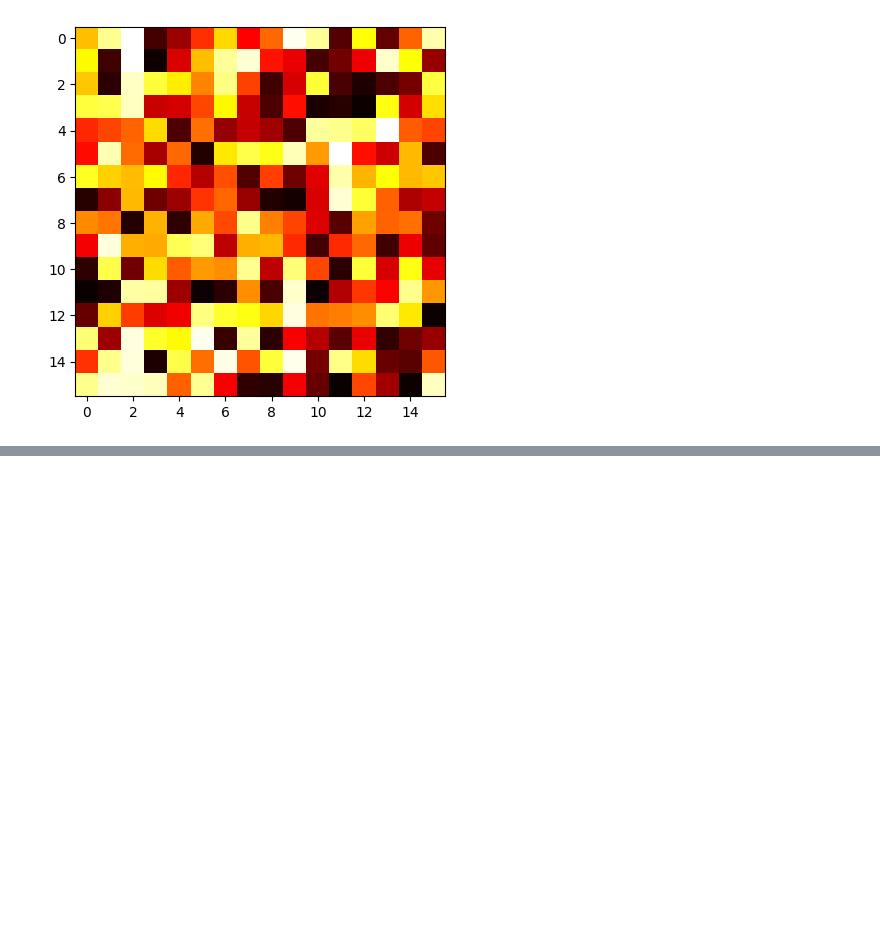
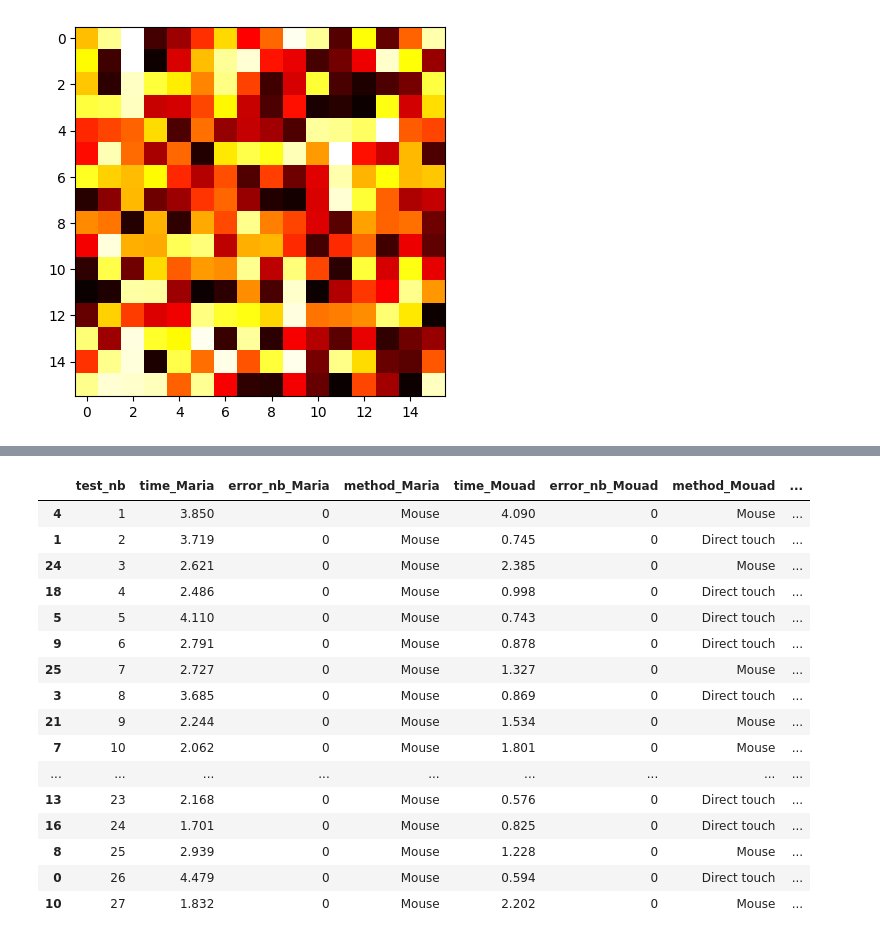
Before and after one commit to hayach2/HCI_TrackPad, a Jupyter notebook: src/dependencies/user_experience/analysis.ipynb, the cells around one changed output, grey strips where cells are left out. Saved outputs shown, nothing was run; the diff lists cells and outputs as text; code cells hidden in the pictures; blank space fills up the shorter version.

```diff
--- a/src/dependencies/user_experience/analysis.ipynb
+++ b/src/dependencies/user_experience/analysis.ipynb
@@ -33,0 +59,10 @@ Note: you may need to restart the kernel to use updated packages.
+# %%
+import re
+
+for i in dir_list:
+    print(i)
+    x = re.search("^[a-zA-Z0-9]*_A.csv$", i)
+    if x:
+        print("YES")
+    else:
+        print("NO")
@@ -33,0 +87,34 @@ Note: you may need to restart the kernel to use updated packages.
+# %%
+first = True
+keep_same = {'test_nb'}
+for file in dir_list:
+    x = re.search("^[a-zA-Z0-9]*_A.csv$", file)
+    if x:
+        new_csv = pd.read_csv(file).drop(columns=['W', 'D', 'Fitts'])
+        temp_str = "_" + file.split("_")[0]
+        new_csv.columns = ['{}{}'.format(c, '' if c in keep_same else temp_str ) for c in new_csv.columns]
+        if first:
+            df = new_csv
+            first = False
+        else:
+            df = pd.merge(df, new_csv, on="test_nb", suffixes = (None, temp_str))
+# %%
+df.sort_values(by="test_nb")
+# %% [output]
+|  | test_nb | time_Maria | error_nb_Maria | method_Maria | time_Mouad | error_nb_Mouad | method_Mouad | ... |
+| 4 | 1 | 3.850 | 0 | Mouse | 4.090 | 0 | Mouse | ... |
+| 1 | 2 | 3.719 | 0 | Mouse | 0.745 | 0 | Direct touch | ... |
+| 24 | 3 | 2.621 | 0 | Mouse | 2.385 | 0 | Mouse | ... |
+| 18 | 4 | 2.486 | 0 | Mouse | 0.998 | 0 | Direct touch | ... |
+| 5 | 5 | 4.110 | 0 | Mouse | 0.743 | 0 | Direct touch | ... |
+| 9 | 6 | 2.791 | 0 | Mouse | 0.878 | 0 | Direct touch | ... |
+| 25 | 7 | 2.727 | 0 | Mouse | 1.327 | 0 | Mouse | ... |
+| 3 | 8 | 3.685 | 0 | Mouse | 0.869 | 0 | Direct touch | ... |
+| 21 | 9 | 2.244 | 0 | Mouse | 1.534 | 0 | Mouse | ... |
+| 7 | 10 | 2.062 | 0 | Mouse | 1.801 | 0 | Mouse | ... |
+| ... | ... | ... | ... | ... | ... | ... | ... | ... |
+| 13 | 23 | 2.168 | 0 | Mouse | 0.576 | 0 | Direct touch | ... |
+| 16 | 24 | 1.701 | 0 | Mouse | 0.825 | 0 | Direct touch | ... |
+| 8 | 25 | 2.939 | 0 | Mouse | 1.228 | 0 | Mouse | ... |
+| 0 | 26 | 4.479 | 0 | Mouse | 0.594 | 0 | Direct touch | ... |
+| 10 | 27 | 1.832 | 0 | Mouse | 2.202 | 0 | Mouse | ... |
```
Also changed, not shown: parts of 4 cells of this notebook, 3 other files.
